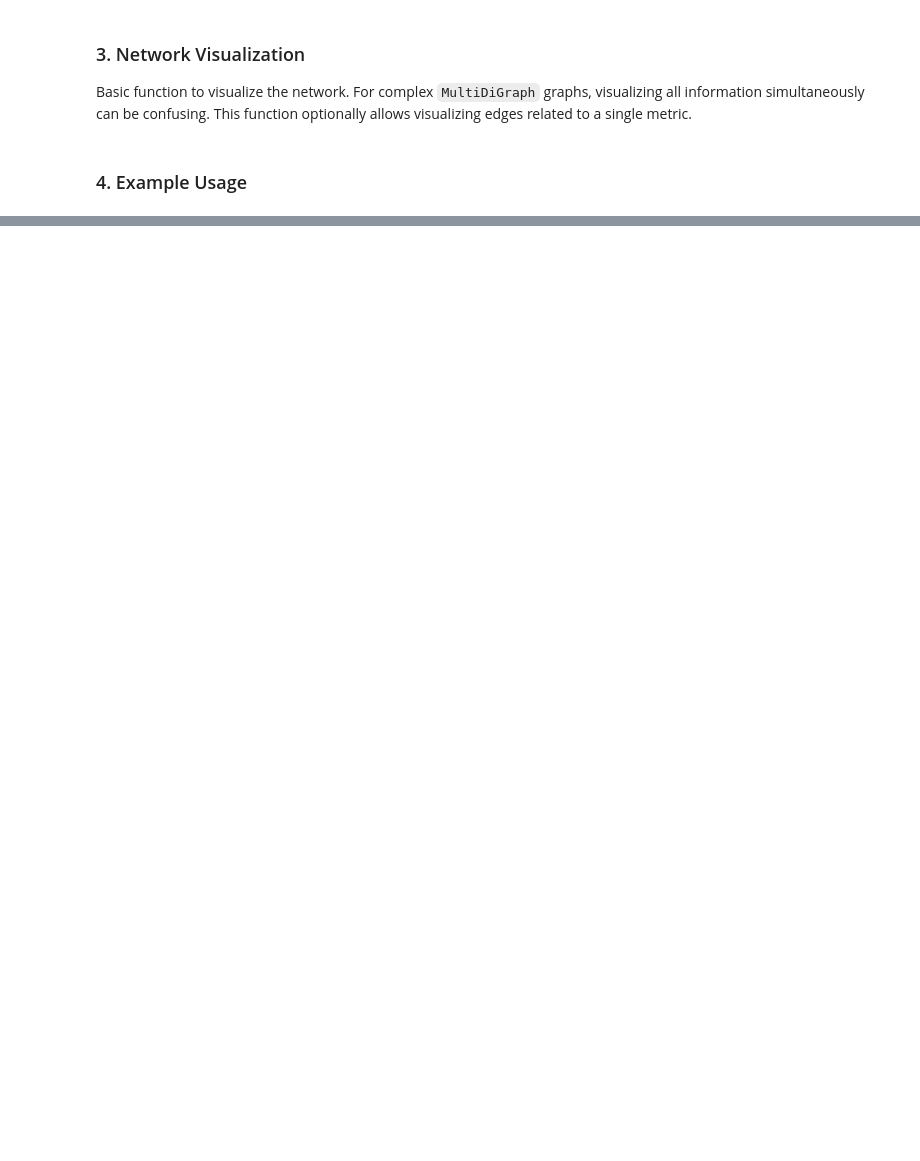
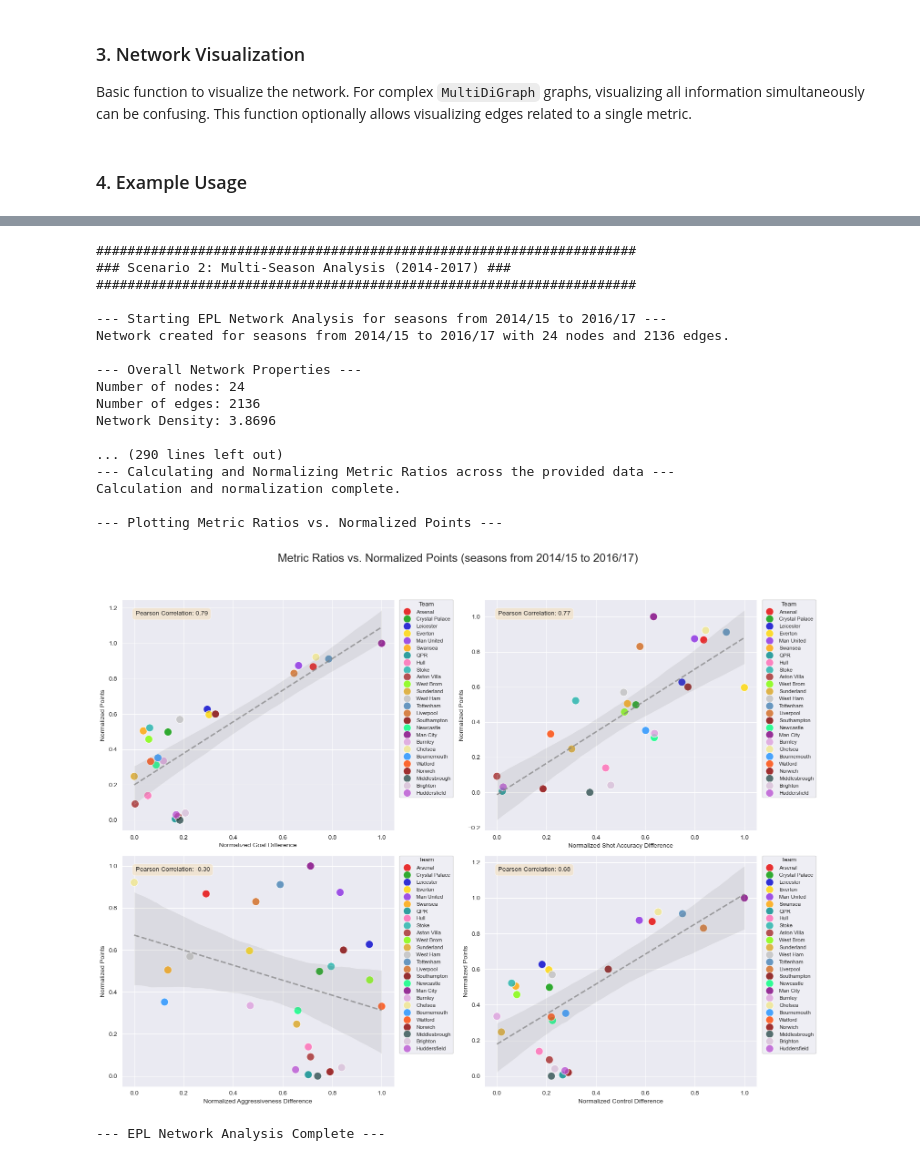
Before and after one commit to marcellorussox/premier-league-complex-net, a Jupyter notebook: notebooks/analysis.ipynb, the cells around one changed output, grey strips where cells are left out. Saved outputs shown, nothing was run; the diff lists cells and outputs as text; code cells hidden in the pictures; blank space fills up the shorter version.

```diff
--- a/notebooks/analysis.ipynb
+++ b/notebooks/analysis.ipynb
@@ -226,0 +1097,31 @@ def visualize_network(G, season_name, metric_to_display=None, file_name=None):
+# %%
+# --- Scenario 2: Multi-Season Analysis (2014-2017) on 'aggressiveness', No Normalization, with Filtering ---
+print("\n\n#####################################################################")
+print("### Scenario 2: Multi-Season Analysis (2014-2017) ###")
+print("#####################################################################")
+perform_epl_network_analysis(
+    epl_df=epl_df,
+    network_start_year=2014,
+    network_end_year=2017,
+    normalize_weights=True, # No normalization for this scenario # Apply filtering
+)
+# %% [output]
+#####################################################################
+### Scenario 2: Multi-Season Analysis (2014-2017) ###
+#####################################################################
+
+--- Starting EPL Network Analysis for seasons from 2014/15 to 2016/17 ---
+Network created for seasons from 2014/15 to 2016/17 with 24 nodes and 2136 edges.
+
+--- Overall Network Properties ---
+Number of nodes: 24
+Number of edges: 2136
+Network Density: 3.8696
+
+... (290 lines left out)
+--- Calculating and Normalizing Metric Ratios across the provided data ---
+Calculation and normalization complete.
+
+--- Plotting Metric Ratios vs. Normalized Points ---
+[figure, added]
+--- EPL Network Analysis Complete ---
```
Also changed, not shown: parts of 30 cells of this notebook, 2 other files.
